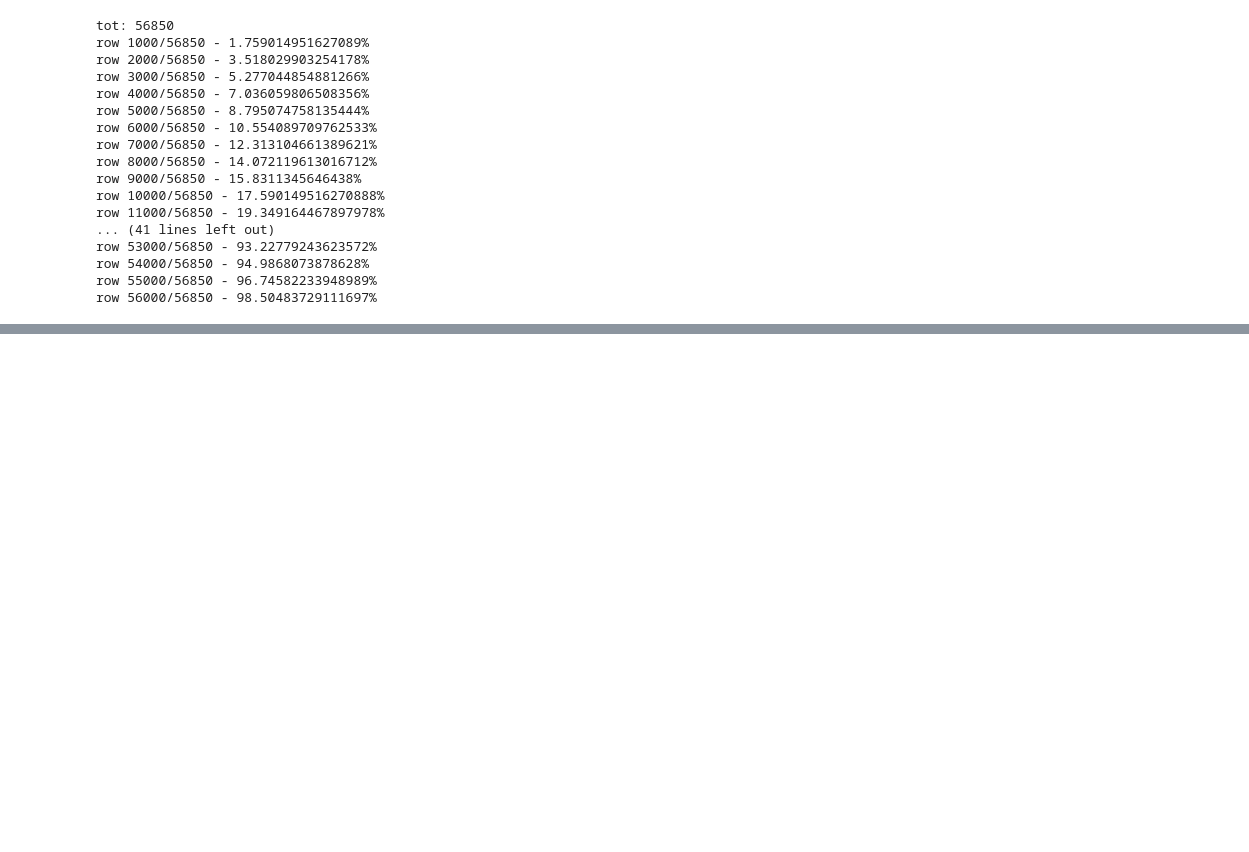
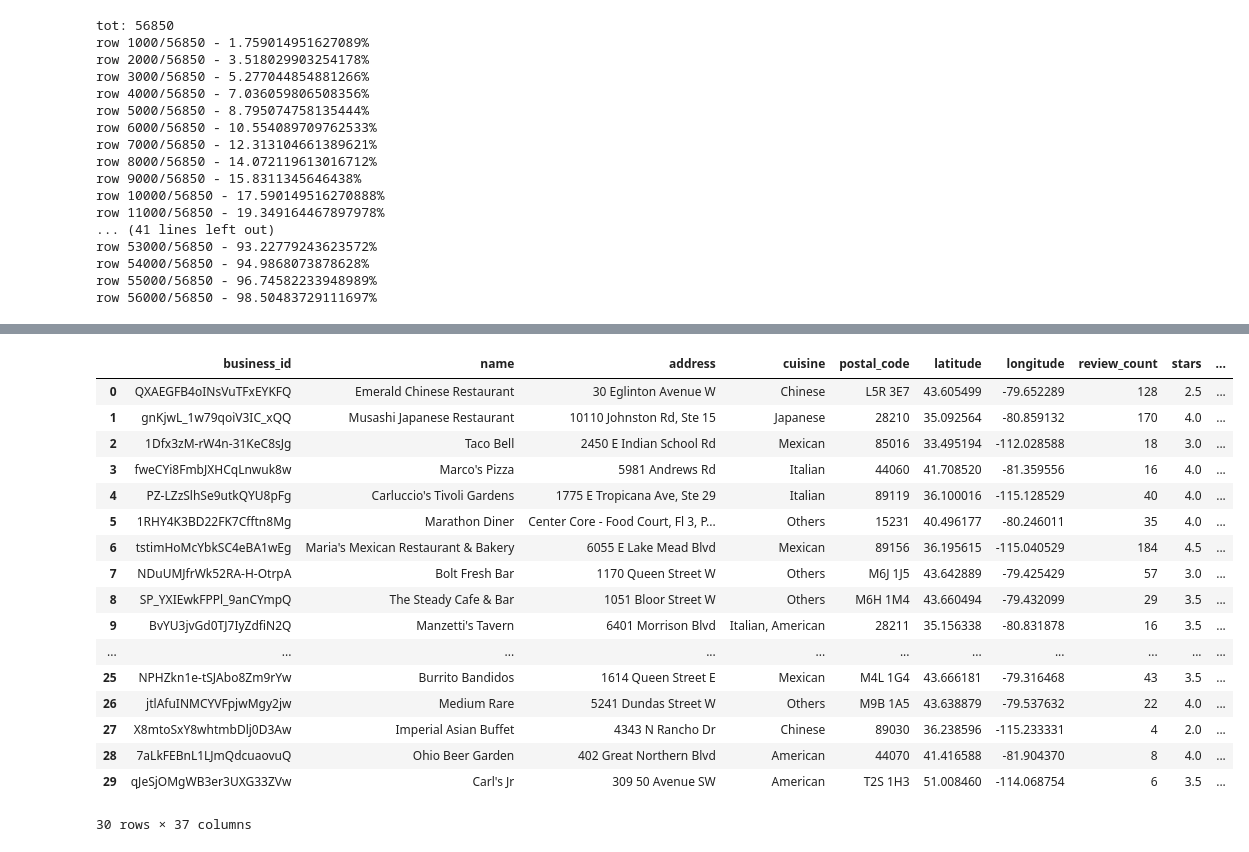
Before and after one commit to GioFic95/restaurant-recommendation-system, a Jupyter notebook: src/main_notebook.ipynb, the cells around one changed output, grey strips where cells are left out. Saved outputs shown, nothing was run; the diff lists cells and outputs as text; code cells hidden in the pictures; blank space fills up the shorter version.

```diff
--- a/src/main_notebook.ipynb
+++ b/src/main_notebook.ipynb
@@ -454,0 +467,22 @@ _del_all()
+# %%
+restaurants = _pd.read_pickle('../dataset/m2_n9/restaurants.pickle')
+restaurants.head(30)
+# %% [output]
+|  | business_id | name | address | cuisine | postal_code | latitude | longitude | review_count | stars | ... |
+| 0 | QXAEGFB4oINsVuTFxEYKFQ | Emerald Chinese Restaurant | 30 Eglinton Avenue W | Chinese | L5R 3E7 | 43.605499 | -79.652289 | 128 | 2.5 | ... |
+| 1 | gnKjwL_1w79qoiV3IC_xQQ | Musashi Japanese Restaurant | 10110 Johnston Rd, Ste 15 | Japanese | 28210 | 35.092564 | -80.859132 | 170 | 4.0 | ... |
+| 2 | 1Dfx3zM-rW4n-31KeC8sJg | Taco Bell | 2450 E Indian School Rd | Mexican | 85016 | 33.495194 | -112.028588 | 18 | 3.0 | ... |
+| 3 | fweCYi8FmbJXHCqLnwuk8w | Marco's Pizza | 5981 Andrews Rd | Italian | 44060 | 41.708520 | -81.359556 | 16 | 4.0 | ... |
+| 4 | PZ-LZzSlhSe9utkQYU8pFg | Carluccio's Tivoli Gardens | 1775 E Tropicana Ave, Ste 29 | Italian | 89119 | 36.100016 | -115.128529 | 40 | 4.0 | ... |
+| 5 | 1RHY4K3BD22FK7Cfftn8Mg | Marathon Diner | Center Core - Food Court, Fl 3, P... | Others | 15231 | 40.496177 | -80.246011 | 35 | 4.0 | ... |
+| 6 | tstimHoMcYbkSC4eBA1wEg | Maria's Mexican Restaurant & Bakery | 6055 E Lake Mead Blvd | Mexican | 89156 | 36.195615 | -115.040529 | 184 | 4.5 | ... |
+| 7 | NDuUMJfrWk52RA-H-OtrpA | Bolt Fresh Bar | 1170 Queen Street W | Others | M6J 1J5 | 43.642889 | -79.425429 | 57 | 3.0 | ... |
+| 8 | SP_YXIEwkFPPl_9anCYmpQ | The Steady Cafe & Bar | 1051 Bloor Street W | Others | M6H 1M4 | 43.660494 | -79.432099 | 29 | 3.5 | ... |
+| 9 | BvYU3jvGd0TJ7IyZdfiN2Q | Manzetti's Tavern | 6401 Morrison Blvd | Italian, American | 28211 | 35.156338 | -80.831878 | 16 | 3.5 | ... |
+| ... | ... | ... | ... | ... | ... | ... | ... | ... | ... | ... |
+| 25 | NPHZkn1e-tSJAbo8Zm9rYw | Burrito Bandidos | 1614 Queen Street E | Mexican | M4L 1G4 | 43.666181 | -79.316468 | 43 | 3.5 | ... |
+| 26 | jtlAfuINMCYVFpjwMgy2jw | Medium Rare | 5241 Dundas Street W | Others | M9B 1A5 | 43.638879 | -79.537632 | 22 | 4.0 | ... |
+| 27 | X8mtoSxY8whtmbDlj0D3Aw | Imperial Asian Buffet | 4343 N Rancho Dr | Chinese | 89030 | 36.238596 | -115.233331 | 4 | 2.0 | ... |
+| 28 | 7aLkFEBnL1LJmQdcuaovuQ | Ohio Beer Garden | 402 Great Northern Blvd | American | 44070 | 41.416588 | -81.904370 | 8 | 4.0 | ... |
+| 29 | qJeSjOMgWB3er3UXG33ZVw | Carl's Jr | 309 50 Avenue SW | American | T2S 1H3 | 51.008460 | -114.068754 | 6 | 3.5 | ... |
+30 rows × 37 columns
```
Also changed, not shown: parts of 10 cells of this notebook, 1 other file.
